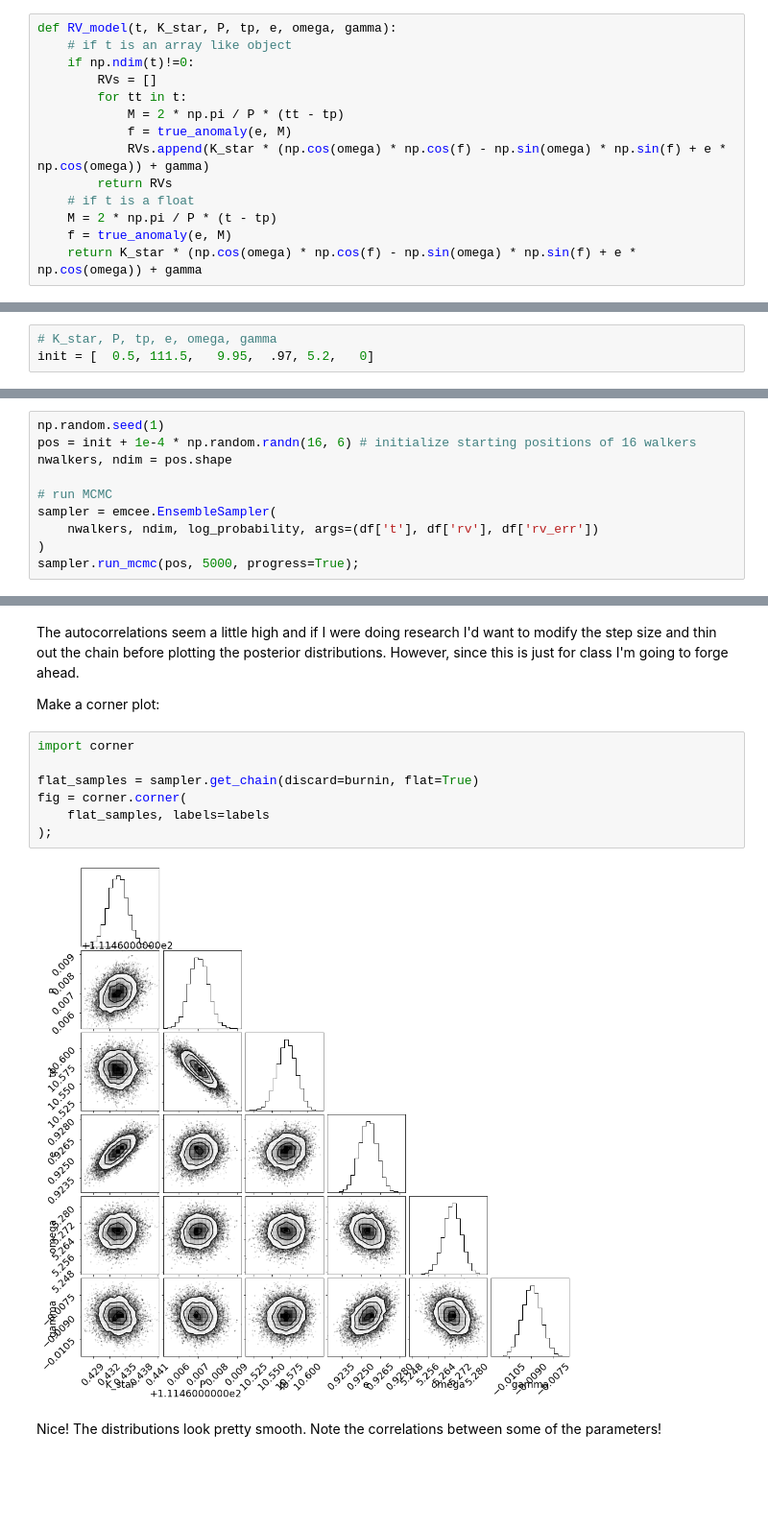
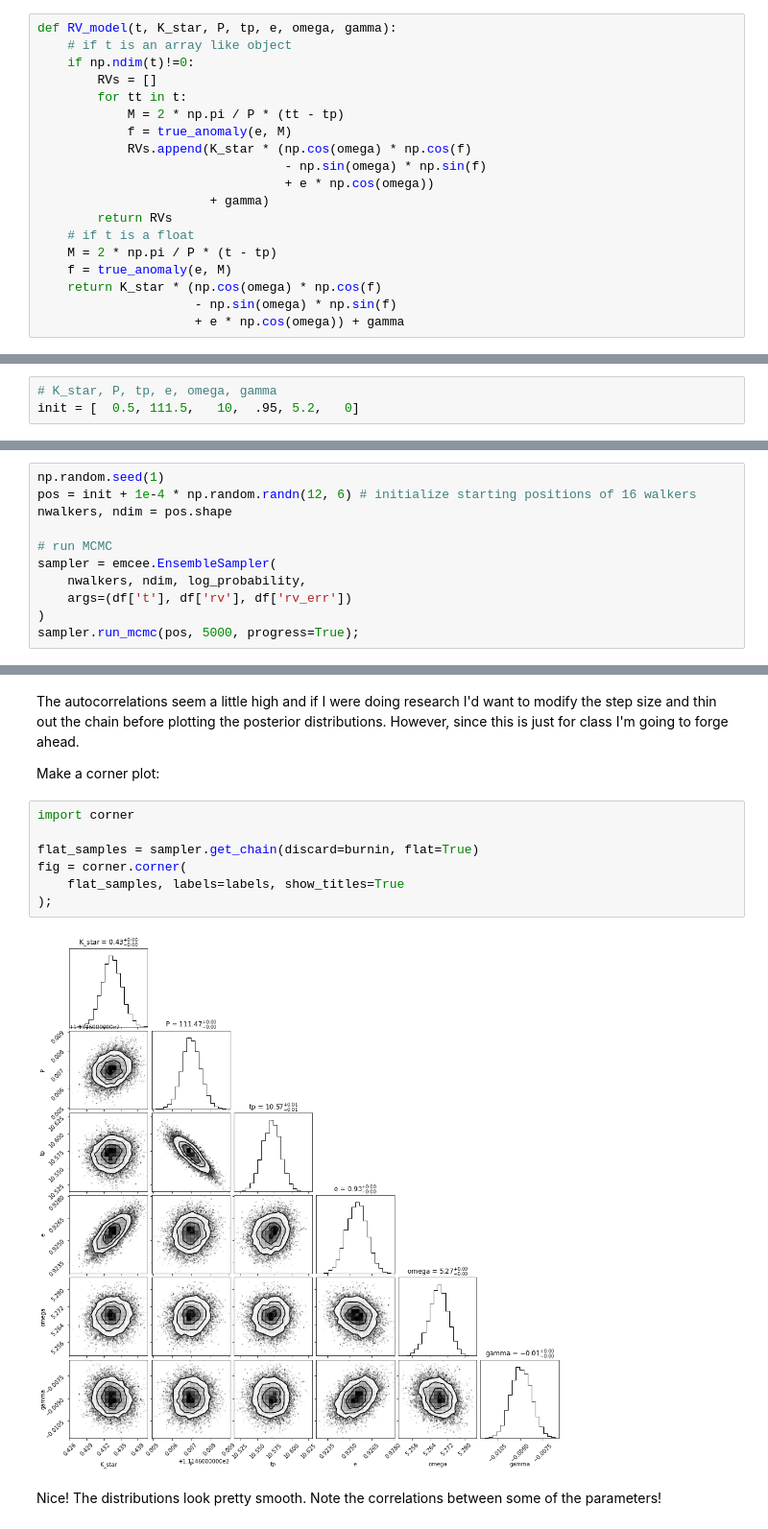
Before and after one commit to ykwang1/astr558-exoplanets, a Jupyter notebook: pset1/HW1.ipynb, the cells around one changed output, grey strips where cells are left out. Shown at 96% size. Saved outputs shown, nothing was run; the diff lists cells and outputs as text; blank space fills up the shorter version.

```diff
--- a/pset1/HW1.ipynb
+++ b/pset1/HW1.ipynb
@@ -45,12 +45,17 @@ def RV_model(t, K_star, P, tp, e, omega, gamma):
         for tt in t:
             M = 2 * np.pi / P * (tt - tp)
             f = true_anomaly(e, M)
-            RVs.append(K_star * (np.cos(omega) * np.cos(f) - np.sin(omega) * np.sin(f) + e * np.cos(omega)) + gamma)
+            RVs.append(K_star * (np.cos(omega) * np.cos(f)
+                                 - np.sin(omega) * np.sin(f)
+                                 + e * np.cos(omega))
+                       + gamma)
         return RVs
     # if t is a float
     M = 2 * np.pi / P * (t - tp)
     f = true_anomaly(e, M)
-    return K_star * (np.cos(omega) * np.cos(f) - np.sin(omega) * np.sin(f) + e * np.cos(omega)) + gamma
+    return K_star * (np.cos(omega) * np.cos(f)
+                     - np.sin(omega) * np.sin(f)
+                     + e * np.cos(omega)) + gamma
 # %% [markdown]
 # Q3
 To find the period of the mystery planet we will use a Lomb Scargle Periodogram. First, loading in the data:
@@ -166,16 +143,17 @@ RV_model(df['t'], .5, .5, .5, .5, .5, .5)
 # %%
 # K_star, P, tp, e, omega, gamma
-init = [  0.5, 111.5,   9.95,  .97, 5.2,   0]
+init = [  0.5, 111.5,   10,  .95, 5.2,   0]
 # %% [markdown]
 Run the MCMC
 # %%
 np.random.seed(1)
-pos = init + 1e-4 * np.random.randn(16, 6) # initialize starting positions of 16 walkers
+pos = init + 1e-4 * np.random.randn(12, 6) # initialize starting positions of 16 walkers
 nwalkers, ndim = pos.shape
 
 # run MCMC
 sampler = emcee.EnsembleSampler(
-    nwalkers, ndim, log_probability, args=(df['t'], df['rv'], df['rv_err'])
+    nwalkers, ndim, log_probability,
+    args=(df['t'], df['rv'], df['rv_err'])
 )
 sampler.run_mcmc(pos, 5000, progress=True);
 # %% [markdown]
@@ -217,12 +195,12 @@ Make a corner plot:
 # %%
 import corner
 
 flat_samples = sampler.get_chain(discard=burnin, flat=True)
 fig = corner.corner(
-    flat_samples, labels=labels
+    flat_samples, labels=labels, show_titles=True
 );
 # %% [output]
-[figure, old version]
+[figure, new version]
 # %% [markdown]
 Nice! The distributions look pretty smooth. Note the correlations between some of the parameters!
 # %% [markdown]
```
Also changed, not shown: parts of 8 cells of this notebook, 1 other file.
